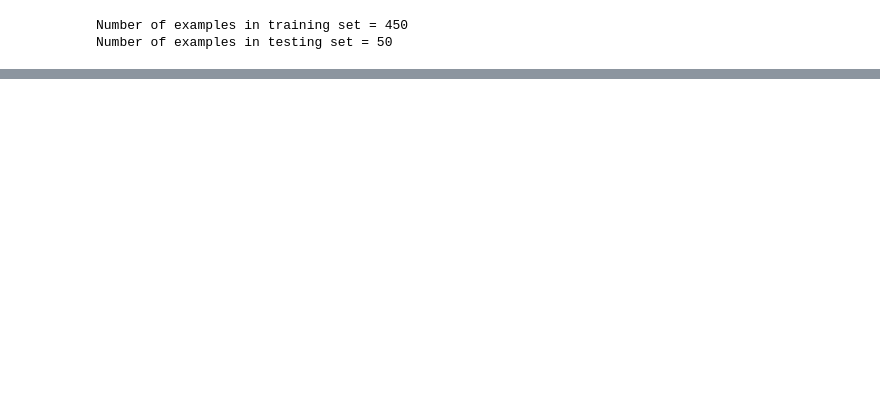
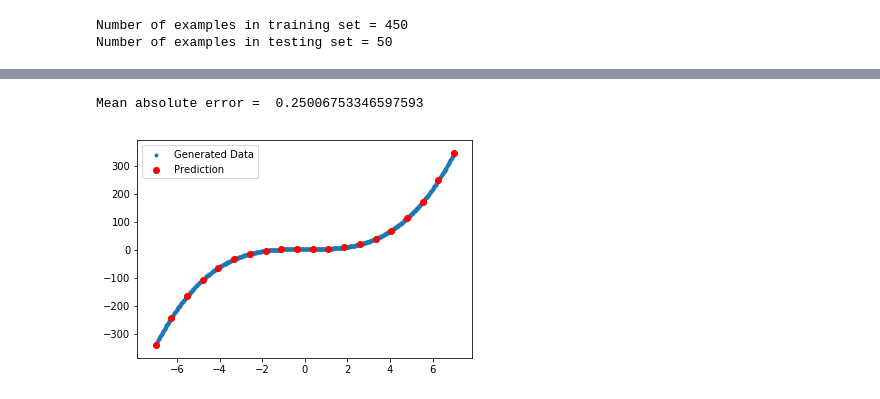
Before and after one commit to savya08/Machine-Learning-Algorithms, a Jupyter notebook: Locally Weighted Linear Regression.ipynb, the cells around one changed output, grey strips where cells are left out. Saved outputs shown, nothing was run; the diff lists cells and outputs as text; code cells hidden in the pictures; blank space fills up the shorter version.

```diff
--- a/Locally Weighted Linear Regression.ipynb
+++ b/Locally Weighted Linear Regression.ipynb
@@ -108,0 +117,26 @@ Mean absolute error =  0.3404119354474945
+# %%
+def weights(X, x_test, t):
+    dist = np.linalg.norm(X - x_test, axis = 1)
+    m = X.shape[0]
+    W = np.zeros((m, m))
+    for i in range(m):
+        W[i][i] = np.exp((-1.0*(dist[i]**2)) / (2.0*(t**2)))
+    return W
+
+def predict(X, y, x_test, t = 0.05):
+    W = weights(X, x_test, t)
+    X = np.mat(X)
+    Y = np.mat(y)
+    W = np.mat(W)
+    theta = np.linalg.pinv(X.T*W*X)*X.T*W*Y
+    pred = hypothesis(x_test, theta)
+    return pred
+# %%
+y_pred = []
+for i in range(X_test.shape[0]):
+    x_test = X_test[i].reshape((1, -1))
+    pred = predict(X_train, y_train, x_test)
+    y_pred.append(pred[0])
+    if i % 5 == 0:
+        print("y_pred = %.3f"%(pred[0]) + "    y_test = %.3f"%(y_test[i][0]))
+y_pred = np.array(y_pred).reshape((-1, 1))
@@ -108,0 +154,21 @@ Mean absolute error =  0.3404119354474945
+# %%
+# calculating error in predictions
+error = np.sum(np.abs(y_test - y_pred) / y_test.shape[0])
+print("Mean absolute error = ", error)
+# %% [output]
+Mean absolute error =  0.25006753346597593
+# %%
+# plot prediction
+X_temp = np.linspace(-7.0, 7.0, 20).reshape(-1, 1)
+X_plot = np.hstack((np.ones((X_temp.shape[0], 1)), X_temp))
+y_plot = []
+for i in range(X_plot.shape[0]):
+    x = X_plot[i].reshape((1, -1))
+    y = predict(X_train, y_train, x)
+    y_plot.append(y)
+plt.scatter(data[:, 1], data[:, -1], marker = '.', label = "Generated Data")
+plt.scatter(X_plot[:, 1], y_plot, color = "red", label = "Prediction")
+plt.legend()
+plt.show()
+# %% [output]
+[figure, added]
```
Also changed, not shown: parts of 10 cells of this notebook.
